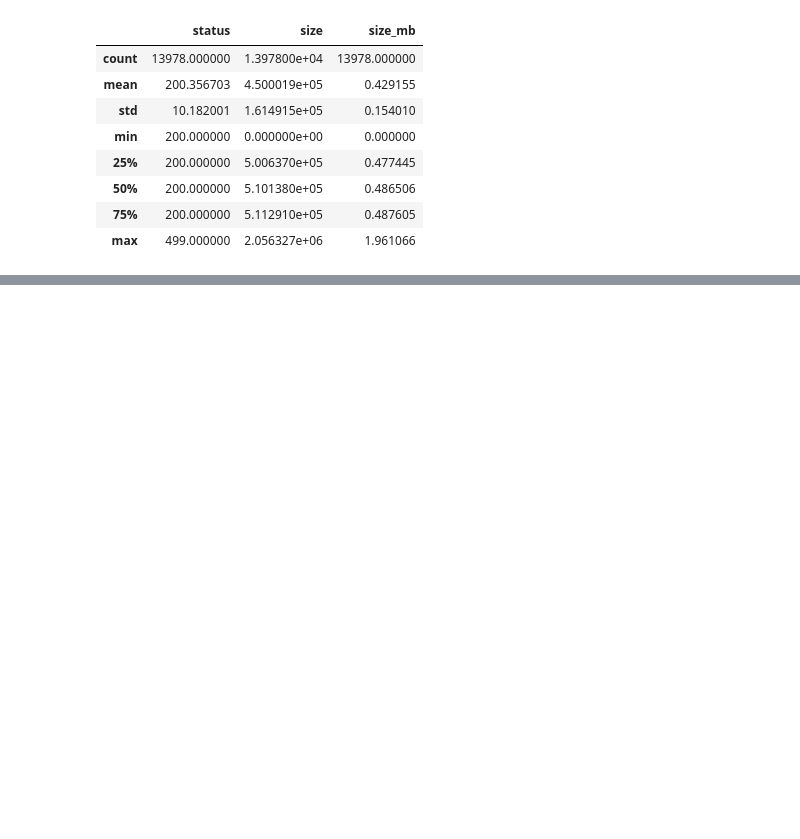
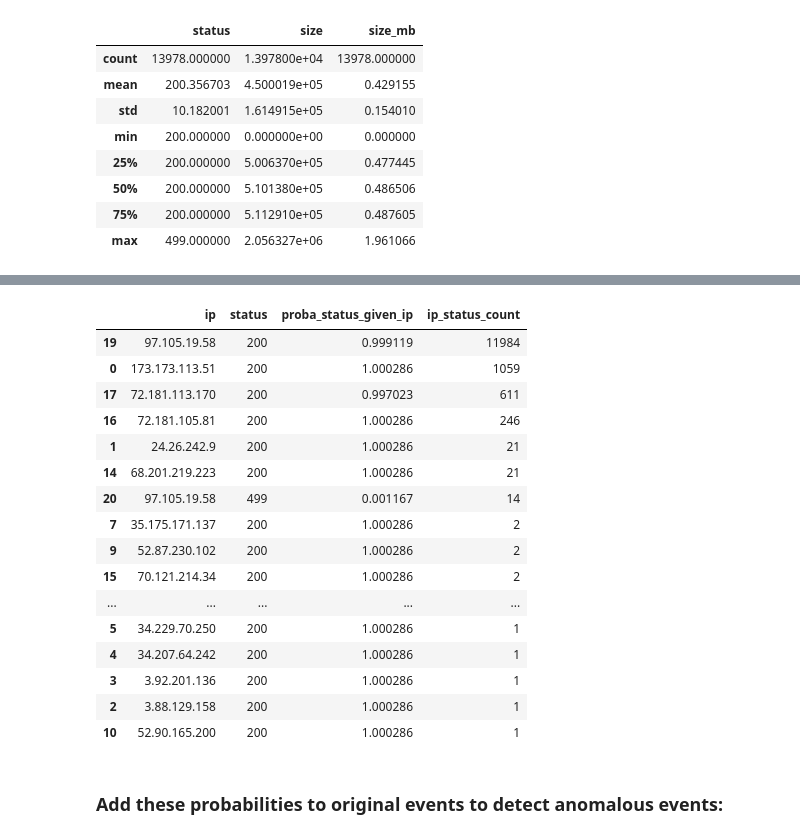
Before and after one commit to gilbert-noriega-ii/anomaly-detection-exercises, a Jupyter notebook: discrete_anomaly_detection.ipynb, the cells around one changed output, grey strips where cells are left out. Drawn from its saved outputs; the diff is of its cells as text; code cells hidden in the pictures; blank space fills up the shorter version.

```diff
--- a/discrete_anomaly_detection.ipynb
+++ b/discrete_anomaly_detection.ipynb
@@ -168,0 +245,2 @@ df.describe()
+# %%
+train = df.loc['2019-04-16 19:34:42':'2019-04-17 12:55:14'][['ip','request_method','status','size','destination','request_agent','size_mb']]
@@ -168,0 +249,6 @@ df.describe()
+# %%
+# Probability of discrete/categorical occurence
+ip_df = pd.DataFrame(train.ip.value_counts(dropna=False)/train.ip.count()).reset_index().\
+                rename(index=str, columns={'index': 'ip', 'ip': 'ip_proba'})
+
+ip_df.head()
@@ -168,0 +324,29 @@ df.describe()
+# %%
+ip_status_count = pd.DataFrame(train.groupby(['ip', 'status'])['request_method'].\
+                                count().reset_index().\
+                                rename(index=str,
+                                       columns={'request_method': 'ip_status_count'}))
+
+
+ip_status = status_given_ip.merge(ip_status_count)
+ip_status.sort_values(by="ip_status_count", ascending=False)
+# %% [output]
+|  | ip | status | proba_status_given_ip | ip_status_count |
+| 19 | 97.105.19.58 | 200 | 0.999119 | 11984 |
+| 0 | 173.173.113.51 | 200 | 1.000286 | 1059 |
+| 17 | 72.181.113.170 | 200 | 0.997023 | 611 |
+| 16 | 72.181.105.81 | 200 | 1.000286 | 246 |
+| 1 | 24.26.242.9 | 200 | 1.000286 | 21 |
+| 14 | 68.201.219.223 | 200 | 1.000286 | 21 |
+| 20 | 97.105.19.58 | 499 | 0.001167 | 14 |
+| 7 | 35.175.171.137 | 200 | 1.000286 | 2 |
+| 9 | 52.87.230.102 | 200 | 1.000286 | 2 |
+| 15 | 70.121.214.34 | 200 | 1.000286 | 2 |
+| ... | ... | ... | ... | ... |
+| 5 | 34.229.70.250 | 200 | 1.000286 | 1 |
+| 4 | 34.207.64.242 | 200 | 1.000286 | 1 |
+| 3 | 3.92.201.136 | 200 | 1.000286 | 1 |
+| 2 | 3.88.129.158 | 200 | 1.000286 | 1 |
+| 10 | 52.90.165.200 | 200 | 1.000286 | 1 |
+# %% [markdown]
+### Add these probabilities to original events to detect anomalous events:
```
Also changed, not shown: parts of 22 cells of this notebook.
